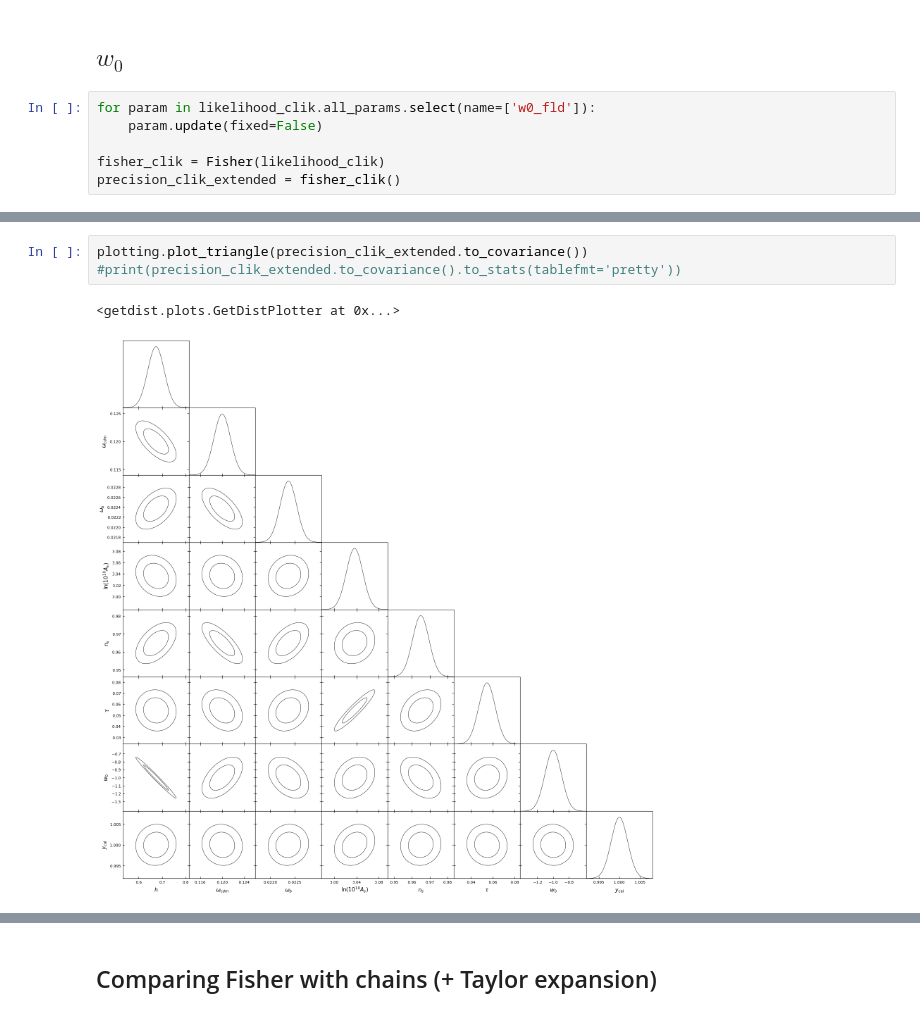
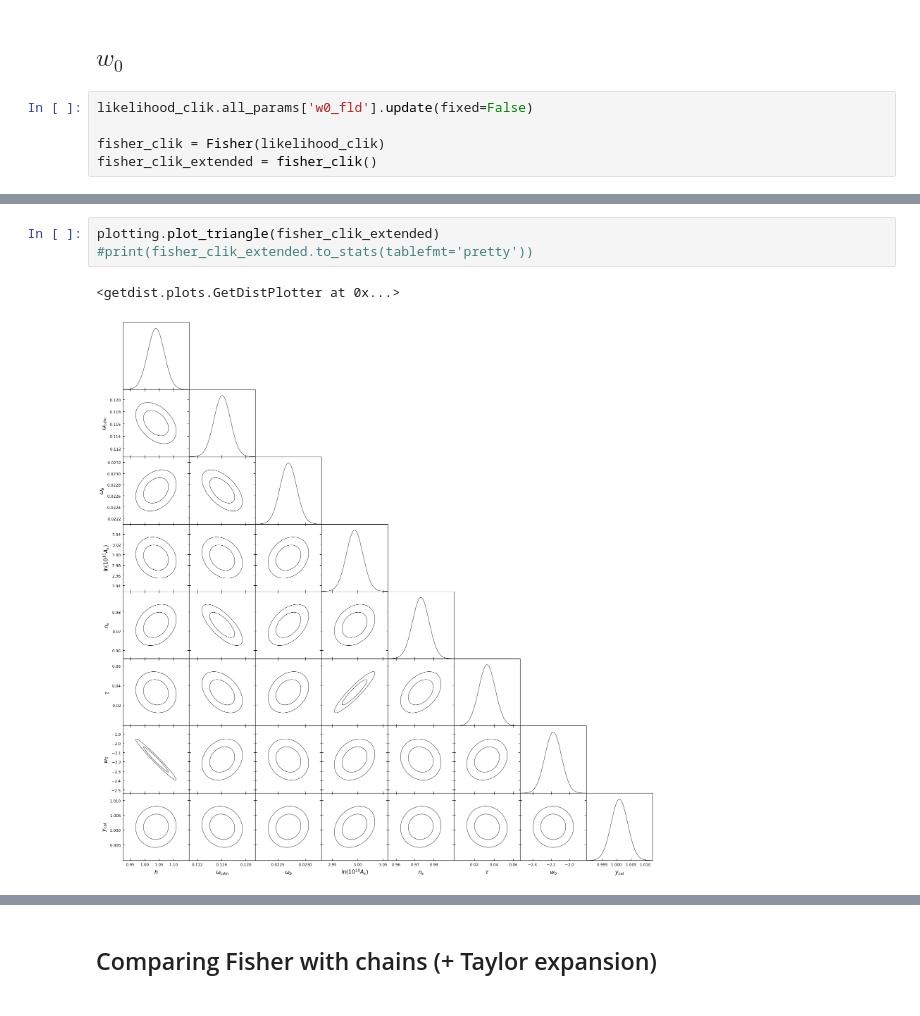
Before and after one commit to cosmodesi/desilike, a Jupyter notebook: nb/fisher_planck.ipynb, the cells around one changed output, grey strips where cells are left out. Cells and saved outputs as stored; diff of their text form.

```diff
--- a/nb/fisher_planck.ipynb
+++ b/nb/fisher_planck.ipynb
@@ -89,9 +95,8 @@ plotting.plot_triangle([precision_clik.to_covariance(), precision_clik_desi.to_c
 # %% [markdown]
 ## $w_{0}$
 # %%
-for param in likelihood_clik.all_params.select(name=['w0_fld']):
-    param.update(fixed=False)
+likelihood_clik.all_params['w0_fld'].update(fixed=False)
 
 fisher_clik = Fisher(likelihood_clik)
-precision_clik_extended = fisher_clik()
+fisher_clik_extended = fisher_clik()
 # %% [output]
@@ -124,6 +129,6 @@ precision_clik_extended = fisher_clik()
 # %%
-plotting.plot_triangle(precision_clik_extended.to_covariance())
-#print(precision_clik_extended.to_covariance().to_stats(tablefmt='pretty'))
+plotting.plot_triangle(fisher_clik_extended)
+#print(fisher_clik_extended.to_stats(tablefmt='pretty'))
 # %% [output]
 <getdist.plots.GetDistPlotter at 0x...>
-[figure, old version]
+[figure, new version]
```
Also changed, not shown: parts of 9 cells of this notebook, 27 other files.
